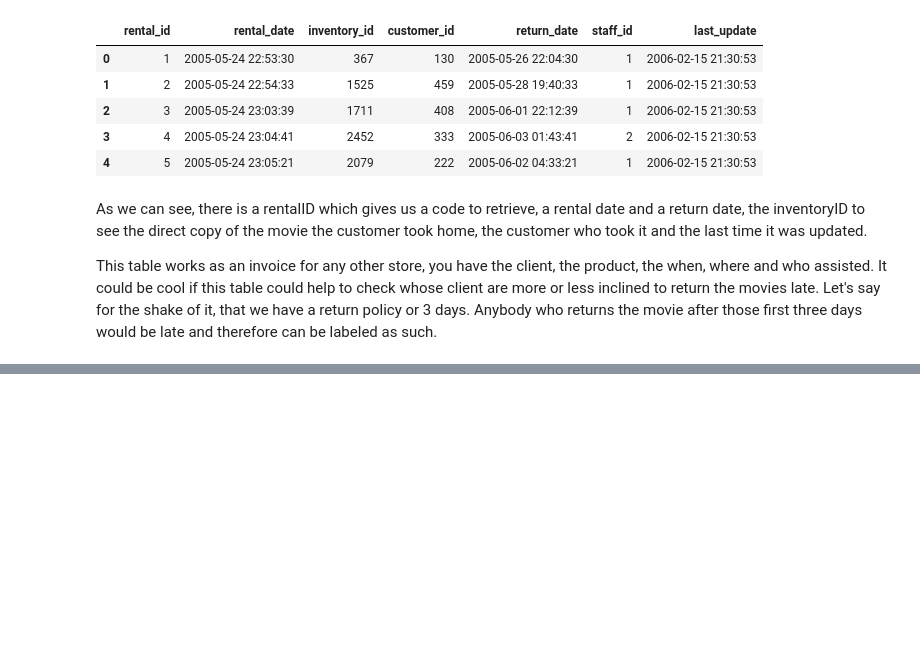
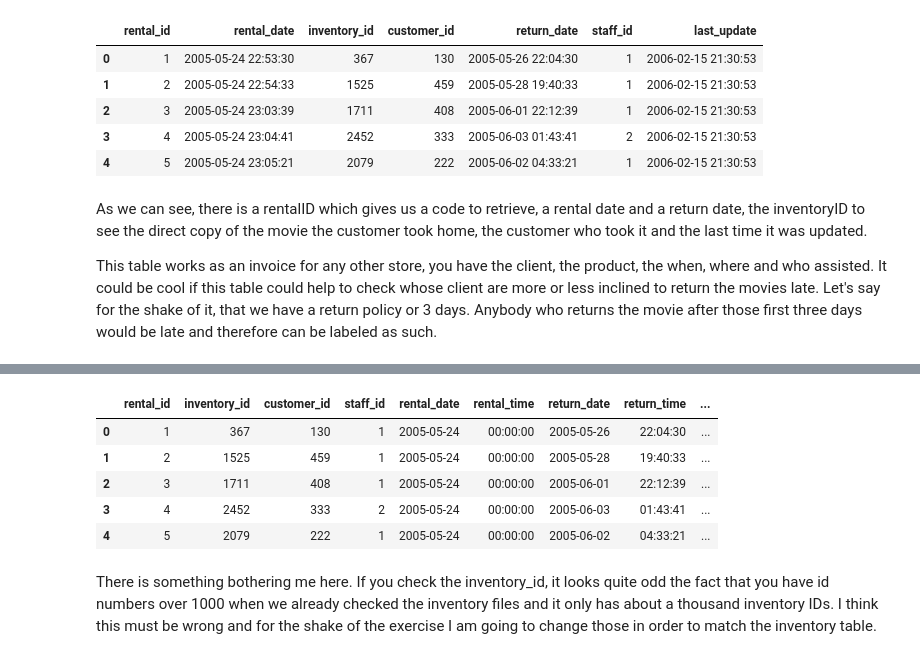
Before and after one commit to LeoBulcsu/8Films_Rental_DataBase, a Jupyter notebook: Notebooks/8Films_Renta_DATACLEANING.ipynb, the cells around one changed output, grey strips where cells are left out. Cells and saved outputs as stored; diff of their text form; code cells hidden in the pictures; blank space fills up the shorter version.

Commit message:
Checkpoint Saturday01

```diff
--- a/Notebooks/8Films_Renta_DATACLEANING.ipynb
+++ b/Notebooks/8Films_Renta_DATACLEANING.ipynb
@@ -496,0 +583,12 @@ Name: rental_date, Length: 1000, dtype: object
+# %%
+rentdf = rentdf.reindex(columns=['rental_id', 'inventory_id', 'customer_id', 'staff_id','rental_date','rental_time','return_date','return_time','last_update'])
+rentdf.head()
+# %% [output]
+|  | rental_id | inventory_id | customer_id | staff_id | rental_date | rental_time | return_date | return_time | ... |
+| 0 | 1 | 367 | 130 | 1 | 2005-05-24 | 00:00:00 | 2005-05-26 | 22:04:30 | ... |
+| 1 | 2 | 1525 | 459 | 1 | 2005-05-24 | 00:00:00 | 2005-05-28 | 19:40:33 | ... |
+| 2 | 3 | 1711 | 408 | 1 | 2005-05-24 | 00:00:00 | 2005-06-01 | 22:12:39 | ... |
+| 3 | 4 | 2452 | 333 | 2 | 2005-05-24 | 00:00:00 | 2005-06-03 | 01:43:41 | ... |
+| 4 | 5 | 2079 | 222 | 1 | 2005-05-24 | 00:00:00 | 2005-06-02 | 04:33:21 | ... |
+# %% [markdown]
+There is something bothering me here. If you check the inventory_id, it looks quite odd the fact that you have id numbers over 1000 when we already checked the inventory files and it only has about a thousand inventory IDs. I think this must be wrong and for the shake of the exercise I am going to change those in order to match the inventory table.
```
Also changed, not shown: parts of 31 cells of this notebook.
